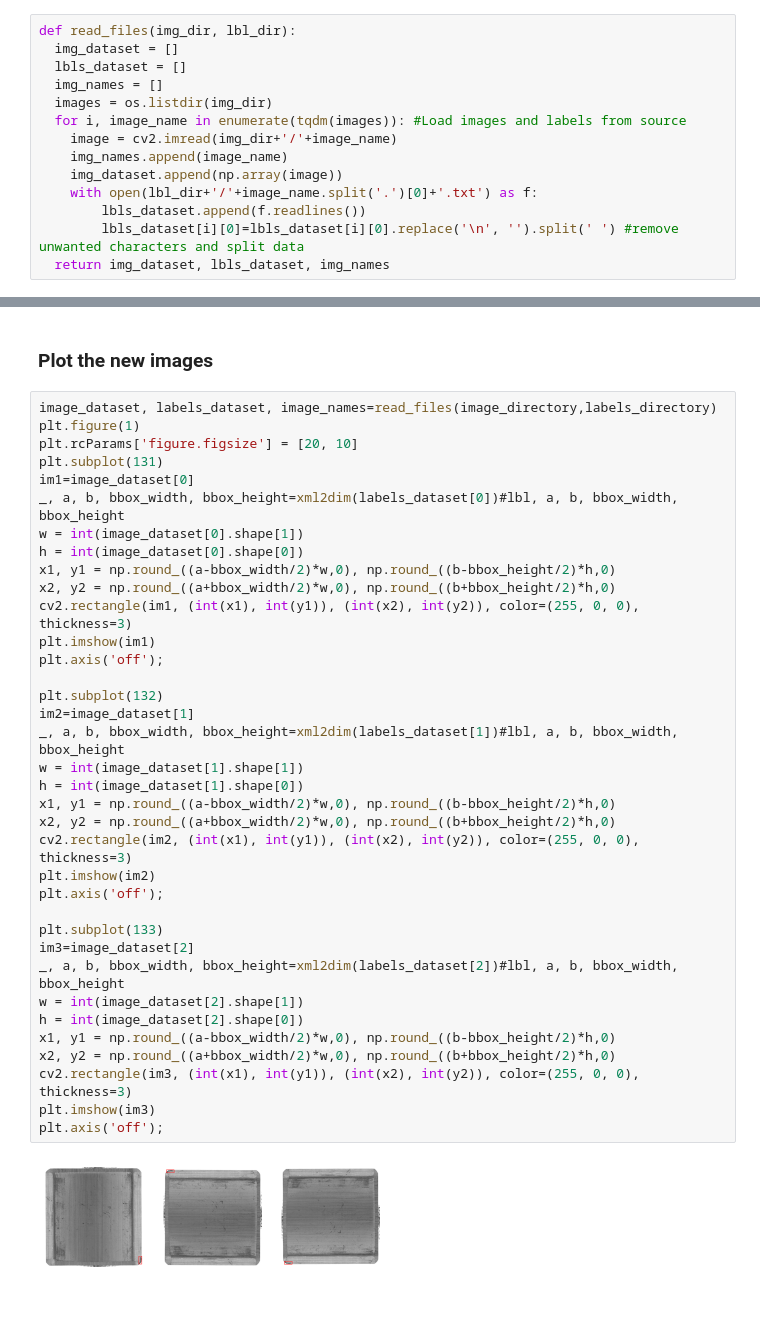
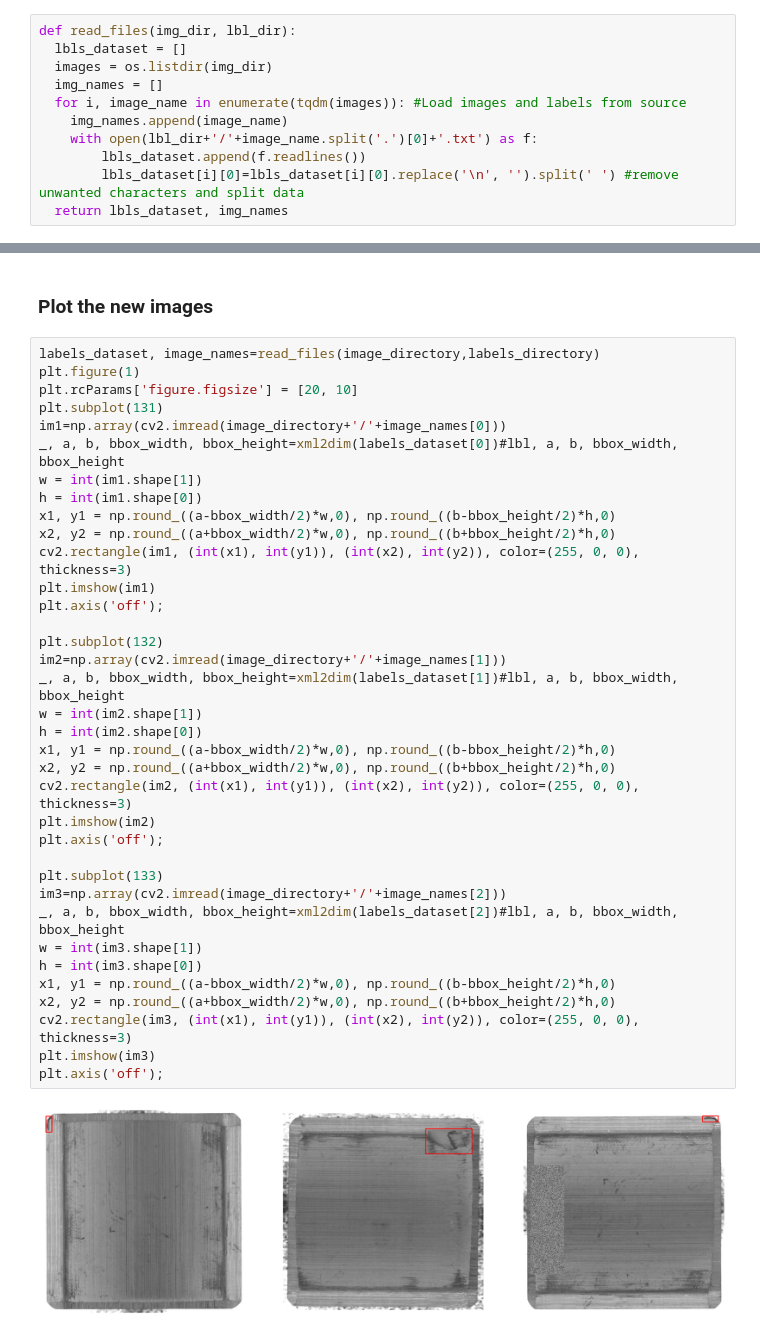
Before and after one commit to ErikValle/Data-Augmentation-for-YOLOv5, a Jupyter notebook: Augmentation.ipynb, the cells around one changed output, grey strips where cells are left out. Drawn from its saved outputs; the diff is of its cells as text; blank space fills up the shorter version.

```diff
--- a/Augmentation.ipynb
+++ b/Augmentation.ipynb
@@ -61,18 +61,15 @@ import tensorflow as tf
 - Final result: **2 0.9316608996539792 0.032342657342657344 0.07785467128027679 0.029720279720279717**
 # %%
 def read_files(img_dir, lbl_dir):
-  img_dataset = []
   lbls_dataset = []
+  images = os.listdir(img_dir)
   img_names = []
-  images = os.listdir(img_dir)
   for i, image_name in enumerate(tqdm(images)): #Load images and labels from source
-    image = cv2.imread(img_dir+'/'+image_name)
     img_names.append(image_name)
-    img_dataset.append(np.array(image))
     with open(lbl_dir+'/'+image_name.split('.')[0]+'.txt') as f:
         lbls_dataset.append(f.readlines())
         lbls_dataset[i][0]=lbls_dataset[i][0].replace('\n', '').split(' ') #remove unwanted characters and split data
-  return img_dataset, lbls_dataset, img_names
+  return lbls_dataset, img_names
 # %% [markdown]
 ### Data Reading and Storage Functions
 # %%
@@ -404,40 +401,40 @@ for c in tqdm(range(len(select))):
 # %% [markdown]
 ### Plot the new images
 # %%
-image_dataset, labels_dataset, image_names=read_files(image_directory,labels_directory)
+labels_dataset, image_names=read_files(image_directory,labels_directory)
 plt.figure(1)
 plt.rcParams['figure.figsize'] = [20, 10]
 plt.subplot(131)
-im1=image_dataset[0]
+im1=np.array(cv2.imread(image_directory+'/'+image_names[0]))
 _, a, b, bbox_width, bbox_height=xml2dim(labels_dataset[0])#lbl, a, b, bbox_width, bbox_height
-w = int(image_dataset[0].shape[1])
-h = int(image_dataset[0].shape[0])
+w = int(im1.shape[1])
+h = int(im1.shape[0])
 x1, y1 = np.round_((a-bbox_width/2)*w,0), np.round_((b-bbox_height/2)*h,0)
 x2, y2 = np.round_((a+bbox_width/2)*w,0), np.round_((b+bbox_height/2)*h,0)
 cv2.rectangle(im1, (int(x1), int(y1)), (int(x2), int(y2)), color=(255, 0, 0), thickness=3)
 plt.imshow(im1)
 plt.axis('off');
 
 plt.subplot(132)
-im2=image_dataset[1]
+im2=np.array(cv2.imread(image_directory+'/'+image_names[1]))
 _, a, b, bbox_width, bbox_height=xml2dim(labels_dataset[1])#lbl, a, b, bbox_width, bbox_height
-w = int(image_dataset[1].shape[1])
-h = int(image_dataset[1].shape[0])
+w = int(im2.shape[1])
+h = int(im2.shape[0])
 x1, y1 = np.round_((a-bbox_width/2)*w,0), np.round_((b-bbox_height/2)*h,0)
 x2, y2 = np.round_((a+bbox_width/2)*w,0), np.round_((b+bbox_height/2)*h,0)
 cv2.rectangle(im2, (int(x1), int(y1)), (int(x2), int(y2)), color=(255, 0, 0), thickness=3)
 plt.imshow(im2)
 plt.axis('off');
 
 plt.subplot(133)
-im3=image_dataset[2]
+im3=np.array(cv2.imread(image_directory+'/'+image_names[2]))
 _, a, b, bbox_width, bbox_height=xml2dim(labels_dataset[2])#lbl, a, b, bbox_width, bbox_height
-w = int(image_dataset[2].shape[1])
-h = int(image_dataset[2].shape[0])
+w = int(im3.shape[1])
+h = int(im3.shape[0])
 x1, y1 = np.round_((a-bbox_width/2)*w,0), np.round_((b-bbox_height/2)*h,0)
 x2, y2 = np.round_((a+bbox_width/2)*w,0), np.round_((b+bbox_height/2)*h,0)
 cv2.rectangle(im3, (int(x1), int(y1)), (int(x2), int(y2)), color=(255, 0, 0), thickness=3)
 plt.imshow(im3)
 plt.axis('off');
 # %% [output]
-[figure, old version]
+[figure, new version]
```
Also changed, not shown: parts of 2 cells of this notebook.
